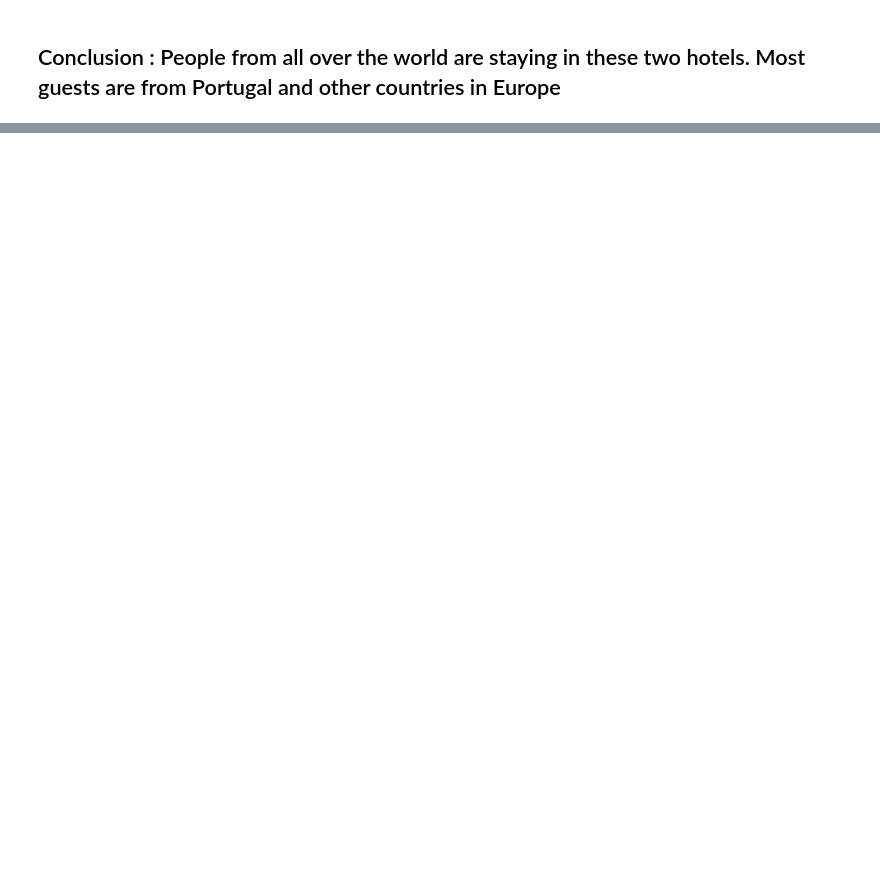
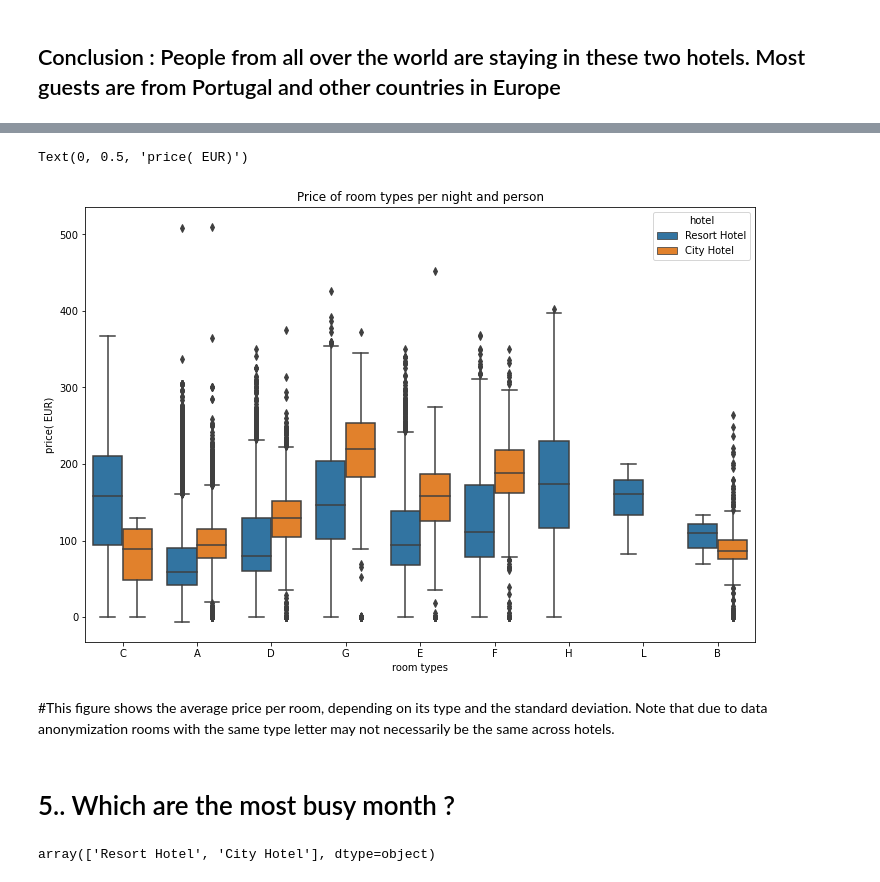
Before and after one commit to CountryCousin/Predict-status-of-Hotel-Booking, a Jupyter notebook: hotel booking.ipynb, the cells around one changed output, grey strips where cells are left out. Drawn from its saved outputs; the diff is of its cells as text; code cells hidden in the pictures; blank space fills up the shorter version.

```diff
--- a/hotel booking.ipynb
+++ b/hotel booking.ipynb
@@ -208,0 +213,2 @@ map_guest.show()
+# %%
+data2=data[data['is_canceled']==0]
@@ -208,0 +230,20 @@ map_guest.show()
+# %%
+# seaborn boxplot:
+
+plt.figure(figsize=(12,8))
+sns.boxplot(x='reserved_room_type',y='adr' ,hue='hotel',data=data2)
+
+plt.title('Price of room types per night and person')
+plt.xlabel('room types')
+plt.ylabel('price( EUR)')
+# %% [output]
+Text(0, 0.5, 'price( EUR)')
+[figure, added]
+# %% [markdown]
+#This figure shows the average price per room, depending on its type and the standard deviation. Note that due to data anonymization rooms with the same type letter may not necessarily be the same across hotels.
+# %% [markdown]
+# 5.. Which are the most busy month ?
+# %%
+data['hotel'].unique()
+# %% [output]
+array(['Resort Hotel', 'City Hotel'], dtype=object)
```
Also changed, not shown: parts of 112 cells of this notebook.
